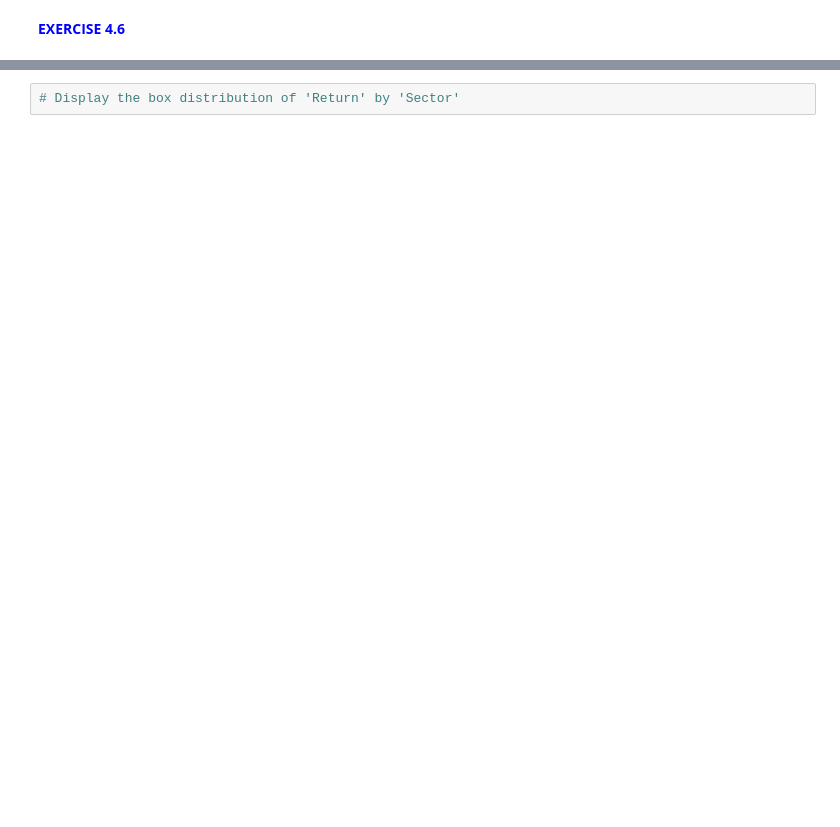
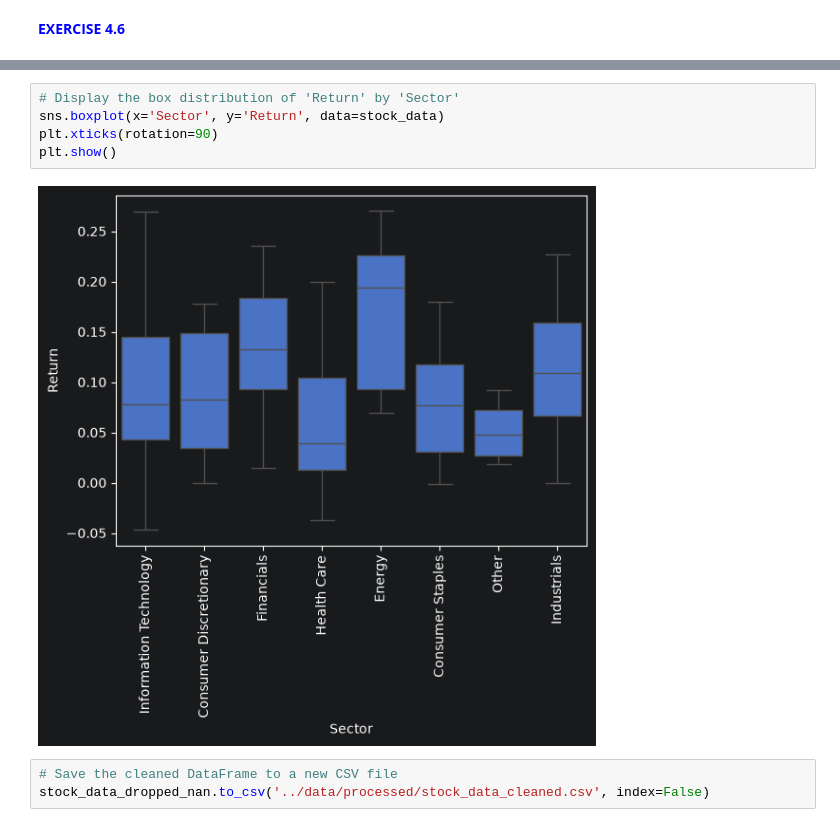
Before and after one commit to Brice-Dev-Lab/PyFi_Coursework, a Jupyter notebook: machine_learning/module_01/notebooks/ML 01. Jupyter Notebook.ipynb, the cells around one changed output, grey strips where cells are left out. Cells and saved outputs as stored; diff of their text form; blank space fills up the shorter version.

```diff
--- a/machine_learning/module_01/notebooks/ML 01. Jupyter Notebook.ipynb
+++ b/machine_learning/module_01/notebooks/ML 01. Jupyter Notebook.ipynb
@@ -397,2 +454,10 @@ stock_data.describe()
 # %%
 # Display the box distribution of 'Return' by 'Sector'
+sns.boxplot(x='Sector', y='Return', data=stock_data)
+plt.xticks(rotation=90)
+plt.show()
+# %% [output]
+[figure, added]
+# %%
+# Save the cleaned DataFrame to a new CSV file
+stock_data_dropped_nan.to_csv('../data/processed/stock_data_cleaned.csv', index=False)
```
Also changed, not shown: parts of 7 cells of this notebook, 1 other file.
